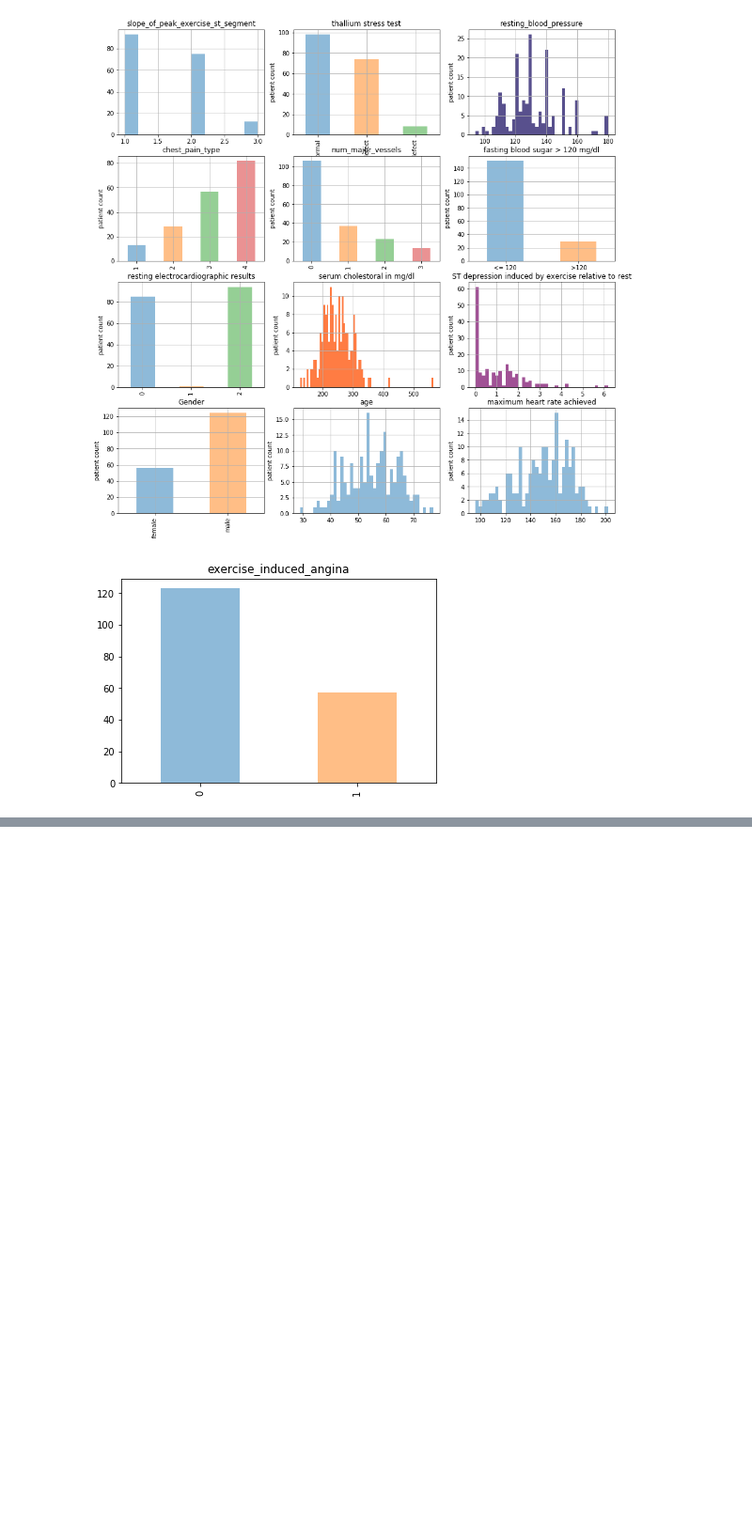
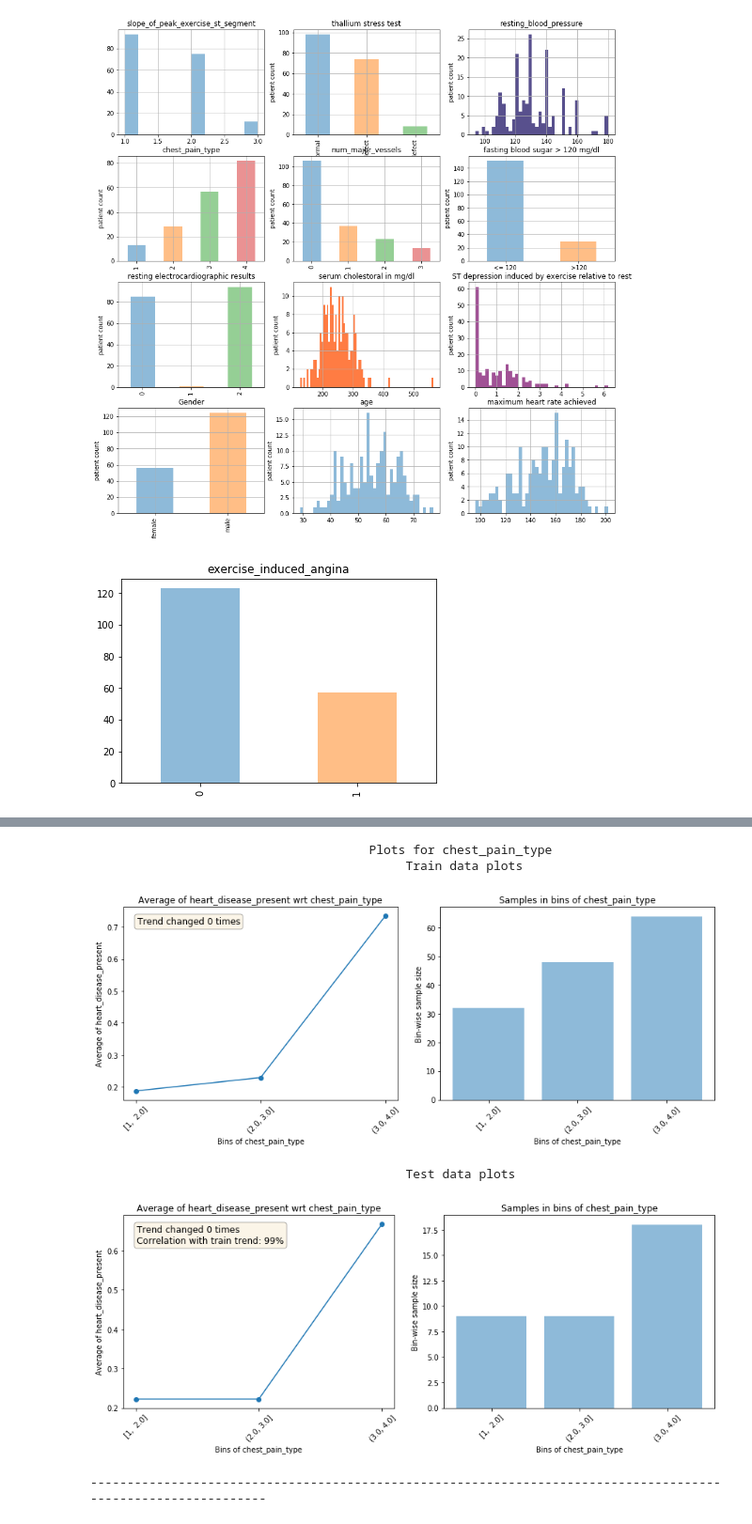
Before and after one commit to saurbkumar/heart_diseases_prediction, a Jupyter notebook: prediction.ipynb, the cells around one changed output, grey strips where cells are left out. Shown at 94% size. Saved outputs shown, nothing was run; the diff lists cells and outputs as text; code cells hidden in the pictures; blank space fills up the shorter version.

```diff
--- a/prediction.ipynb
+++ b/prediction.ipynb
@@ -131,0 +166,11 @@ trainDataInput['exercise_induced_angina'].value_counts(sort=False).plot(title='e
+# %%
+#chest_pain_type
+get_univariate_plots(data=train, target_col='heart_disease_present', data_test=test,
+                     features_list=['chest_pain_type'])
+# %% [output]
+                                      Plots for chest_pain_type
+                                           Train data plots
+[figure, added]
+                                           Test data plots
+[figure, added]
+--------------------------------------------------------------------------------------------------------------
```
Also changed, not shown: parts of 15 cells of this notebook, 2 other files.
